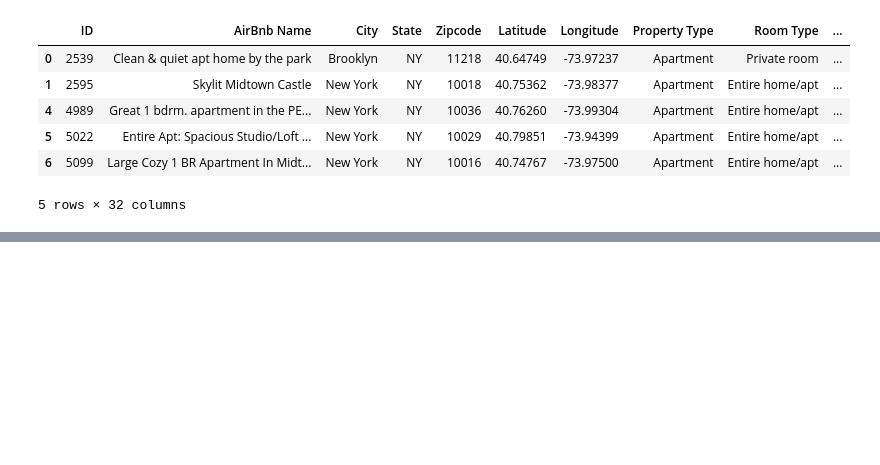
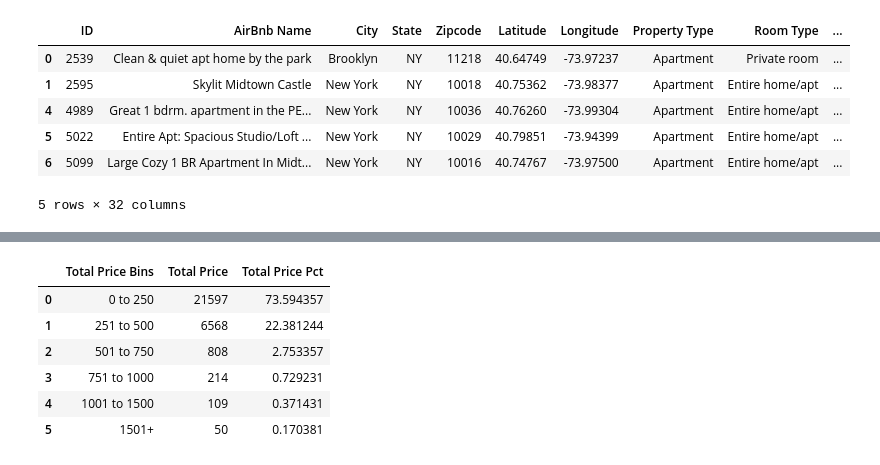
Before and after one commit to EstellaYu/Data_Visualization_Airbnb_Hotel, a Jupyter notebook: Notebooks/Data_Cleaning.ipynb, the cells around one changed output, grey strips where cells are left out. Cells and saved outputs as stored; diff of their text form; code cells hidden in the pictures; blank space fills up the shorter version.

```diff
--- a/Notebooks/Data_Cleaning.ipynb
+++ b/Notebooks/Data_Cleaning.ipynb
@@ -403,0 +483,13 @@ clean_airbnb_prc.head()
+# %%
+#Compute counts of price by bins
+price_avg_df = clean_airbnb_prc.groupby(by=['Total Price Bins'], as_index=False).aggregate({'Total Price':'count'})
+price_avg_df['Total Price Pct'] = 100*(price_avg_df['Total Price']/(price_avg_df['Total Price'].sum()))
+price_avg_df
+# %% [output]
+|  | Total Price Bins | Total Price | Total Price Pct |
+| 0 | 0 to 250 | 21597 | 73.594357 |
+| 1 | 251 to 500 | 6568 | 22.381244 |
+| 2 | 501 to 750 | 808 | 2.753357 |
+| 3 | 751 to 1000 | 214 | 0.729231 |
+| 4 | 1001 to 1500 | 109 | 0.371431 |
+| 5 | 1501+ | 50 | 0.170381 |
```
Also changed, not shown: parts of 8 cells of this notebook.
